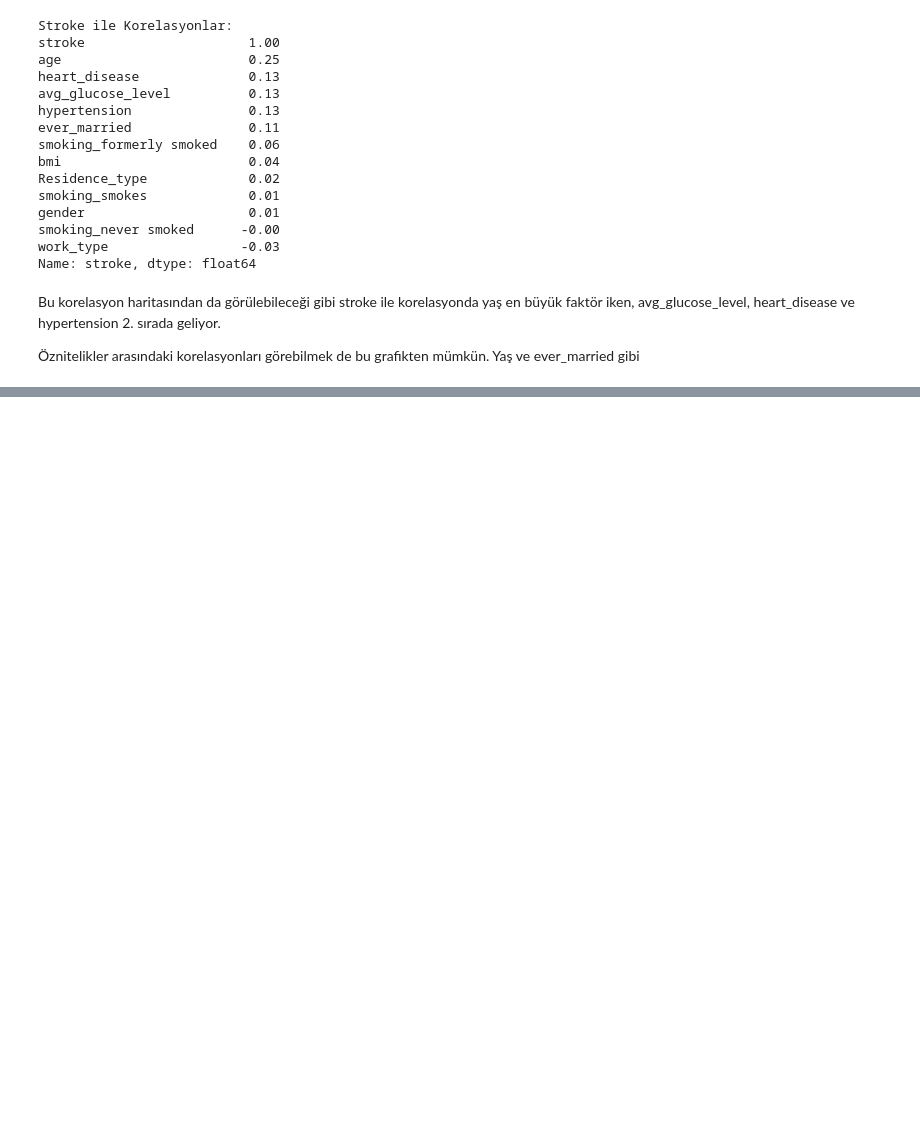
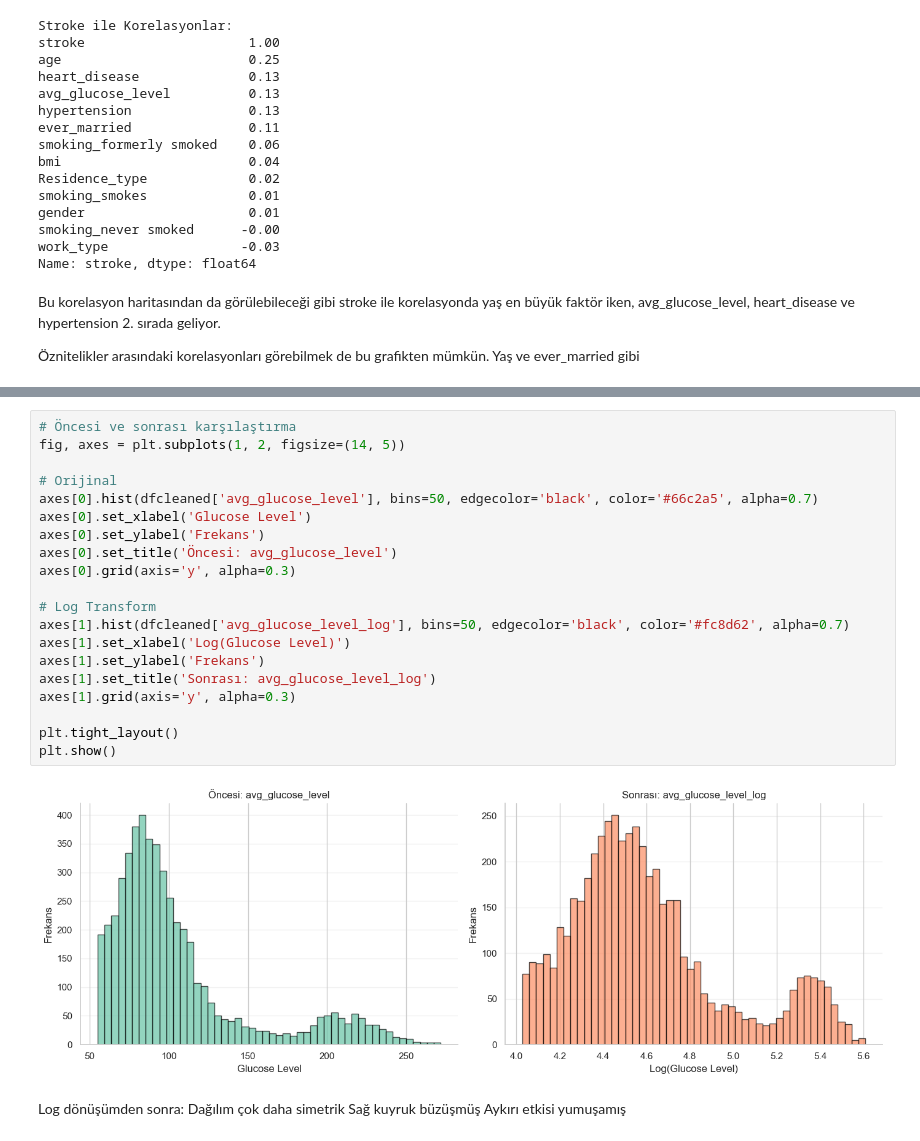
Before and after one commit to emirhangull/StrokePrediction, a Jupyter notebook: analysis.ipynb, the cells around one changed output, grey strips where cells are left out. Cells and saved outputs as stored; diff of their text form; blank space fills up the shorter version.

```diff
--- a/analysis.ipynb
+++ b/analysis.ipynb
@@ -408,0 +754,27 @@ Yani yaş özniteliğinin diğer öznitelikleri de etkilediğini ve inme geçiri
+# %%
+# Öncesi ve sonrası karşılaştırma
+fig, axes = plt.subplots(1, 2, figsize=(14, 5))
+
+# Orijinal
+axes[0].hist(dfcleaned['avg_glucose_level'], bins=50, edgecolor='black', color='#66c2a5', alpha=0.7)
+axes[0].set_xlabel('Glucose Level')
+axes[0].set_ylabel('Frekans')
+axes[0].set_title('Öncesi: avg_glucose_level')
+axes[0].grid(axis='y', alpha=0.3)
+
+# Log Transform
+axes[1].hist(dfcleaned['avg_glucose_level_log'], bins=50, edgecolor='black', color='#fc8d62', alpha=0.7)
+axes[1].set_xlabel('Log(Glucose Level)')
+axes[1].set_ylabel('Frekans')
+axes[1].set_title('Sonrası: avg_glucose_level_log')
+axes[1].grid(axis='y', alpha=0.3)
+
+plt.tight_layout()
+plt.show()
+# %% [output]
+[figure, added]
+# %% [markdown]
+Log dönüşümden sonra:
+Dağılım çok daha simetrik
+Sağ kuyruk büzüşmüş
+Aykırı  etkisi yumuşamış
```
Also changed, not shown: parts of 67 cells of this notebook.
